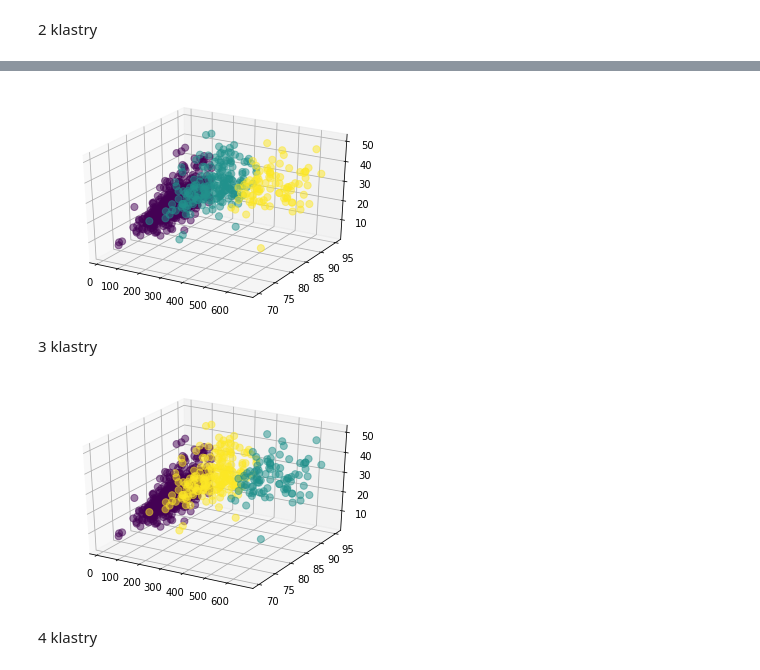
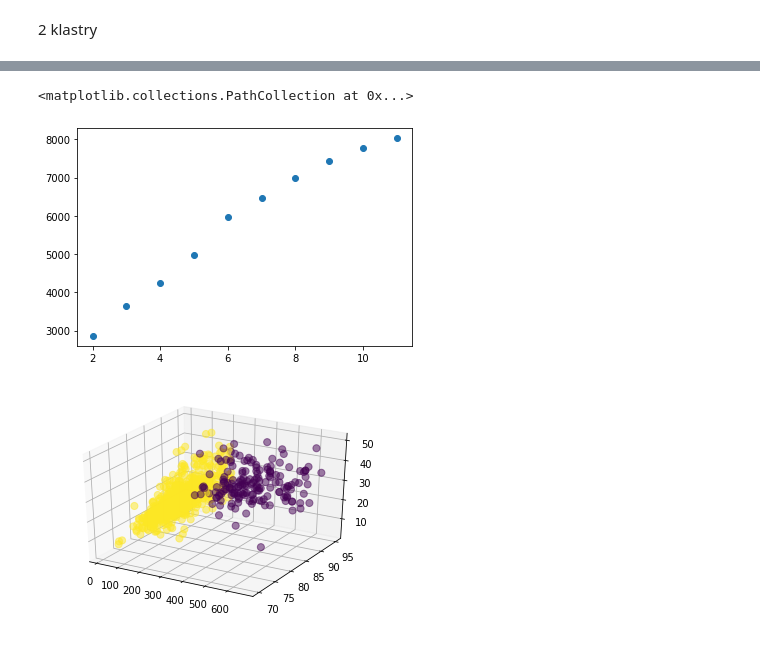
Before and after one commit to lynxoo/ue-wroc-sad, a Jupyter notebook: SAD.ipynb, the cells around one changed output, grey strips where cells are left out. Cells and saved outputs as stored; diff of their text form; code cells hidden in the pictures.

```diff
--- a/SAD.ipynb
+++ b/SAD.ipynb
@@ -319,24 +345,12 @@ sns.heatmap(correlations,
+# %%
+plt.scatter(x=sample_clusters, y=callinski_harabas)
+# %% [output]
+<matplotlib.collections.PathCollection at 0x...>
+[figure, added]
 # %%
-from sklearn.cluster import KMeans
-
-clustering_data = scotch_data[['age', 'price', 'review.point']].copy()
 kmeans = KMeans(n_clusters=2).fit(clustering_data)
-# centroids = kmeans.cluster_centers_
-# print(centroids)
-
 threedee = plt.figure().gca(projection='3d')
 threedee.scatter(scotch_data['price'], scotch_data['review.point'], scotch_data['age'], c= kmeans.labels_.astype(float), s=50, alpha=0.5)
 plt.show()
 # %% [output]
-[figure, old version]
+[figure, new version]
-# %% [markdown]
-3 klastry
-# %%
-kmeans = KMeans(n_clusters=3).fit(clustering_data)
-threedee = plt.figure().gca(projection='3d')
-threedee.scatter(scotch_data['price'], scotch_data['review.point'], scotch_data['age'], c= kmeans.labels_.astype(float), s=50, alpha=0.5)
-plt.show()
-# %% [output]
-[figure, removed]
-# %% [markdown]
-4 klastry
```
Also changed, not shown: parts of 13 cells of this notebook.
